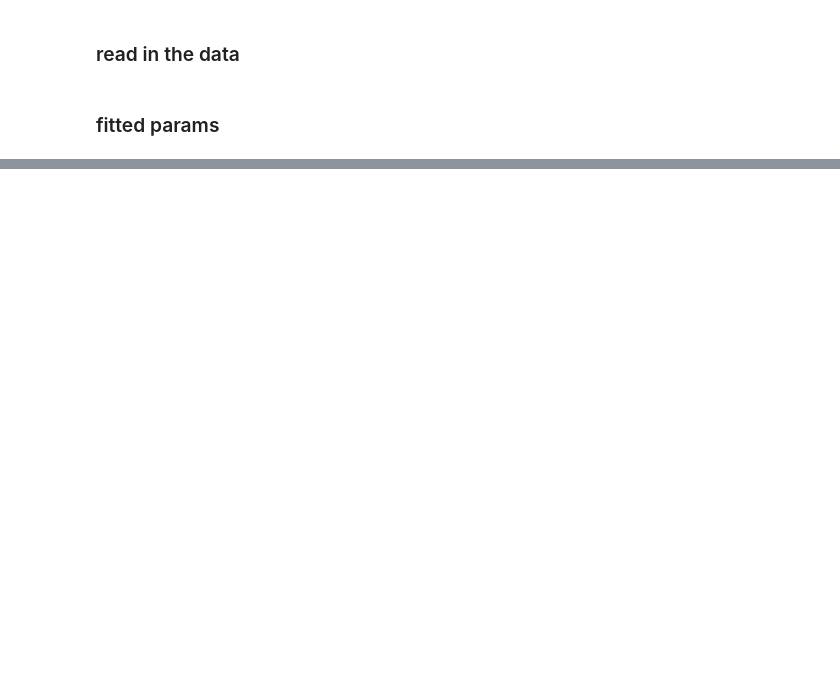
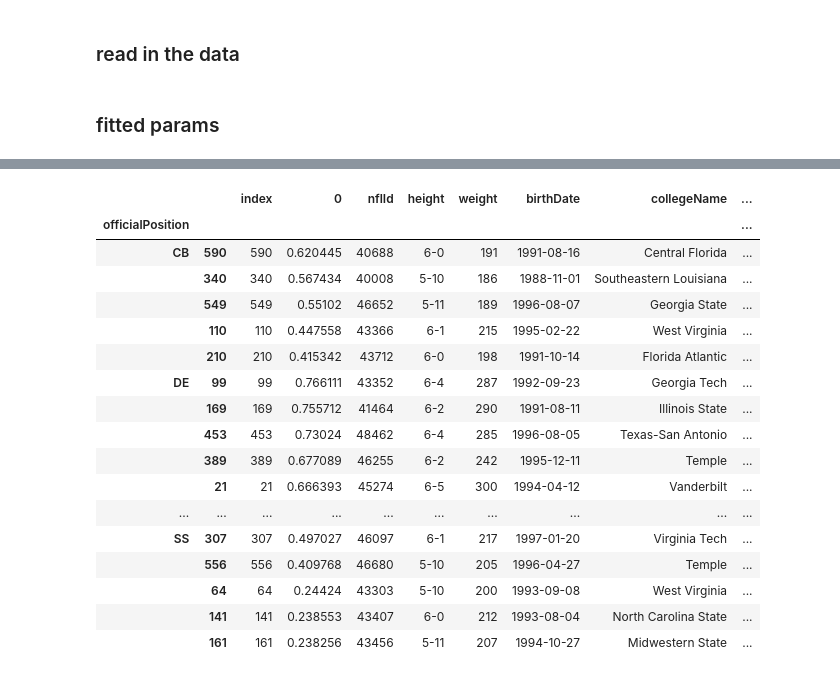
Before and after one commit to IshTheCoder/Matchup_Identifier, a Jupyter notebook: src/Maximization Sandbox.ipynb, the cells around one changed output, grey strips where cells are left out. Saved outputs shown, nothing was run; the diff lists cells and outputs as text; code cells hidden in the pictures; blank space fills up the shorter version.

```diff
--- a/src/Maximization Sandbox.ipynb
+++ b/src/Maximization Sandbox.ipynb
@@ -236,0 +569,2 @@ attention_df.groupby("officialPosition").apply(lambda x: x[x.num_snaps >= 150].s
+# %%
+rusher_coefs = surviv_coefs.iloc[0][1:-3][0:len(rusher_map)]
@@ -236,0 +633,5 @@ attention_df.groupby("officialPosition").apply(lambda x: x[x.num_snaps >= 150].s
+# %%
+rusher_coef_df = pd.DataFrame(rusher_coefs).reset_index()
+rusher_coef_df["index"] = rusher_coef_df["index"].apply(lambda x: int(x.split(".")[-1]) - 1)
+# %%
+rusher_coef_df["nflId"] = rusher_coef_df["index"].apply(lambda x: inverse_rusher_map[x])
@@ -236,0 +667,21 @@ attention_df.groupby("officialPosition").apply(lambda x: x[x.num_snaps >= 150].s
+# %%
+rusher_coef_df.merge(players).groupby("officialPosition").apply(lambda x: x.sort_values(0, ascending = False).head(5))
+# %% [output]
+|  |  | index | 0 | nflId | height | weight | birthDate | collegeName | ... |
+| officialPosition |  |  |  |  |  |  |  |  | ... |
+| CB | 590 | 590 | 0.620445 | 40688 | 6-0 | 191 | 1991-08-16 | Central Florida | ... |
+|  | 340 | 340 | 0.567434 | 40008 | 5-10 | 186 | 1988-11-01 | Southeastern Louisiana | ... |
+|  | 549 | 549 | 0.55102 | 46652 | 5-11 | 189 | 1996-08-07 | Georgia State | ... |
+|  | 110 | 110 | 0.447558 | 43366 | 6-1 | 215 | 1995-02-22 | West Virginia | ... |
+|  | 210 | 210 | 0.415342 | 43712 | 6-0 | 198 | 1991-10-14 | Florida Atlantic | ... |
+| DE | 99 | 99 | 0.766111 | 43352 | 6-4 | 287 | 1992-09-23 | Georgia Tech | ... |
+|  | 169 | 169 | 0.755712 | 41464 | 6-2 | 290 | 1991-08-11 | Illinois State | ... |
+|  | 453 | 453 | 0.73024 | 48462 | 6-4 | 285 | 1996-08-05 | Texas-San Antonio | ... |
+|  | 389 | 389 | 0.677089 | 46255 | 6-2 | 242 | 1995-12-11 | Temple | ... |
+|  | 21 | 21 | 0.666393 | 45274 | 6-5 | 300 | 1994-04-12 | Vanderbilt | ... |
+| ... | ... | ... | ... | ... | ... | ... | ... | ... | ... |
+| SS | 307 | 307 | 0.497027 | 46097 | 6-1 | 217 | 1997-01-20 | Virginia Tech | ... |
+|  | 556 | 556 | 0.409768 | 46680 | 5-10 | 205 | 1996-04-27 | Temple | ... |
+|  | 64 | 64 | 0.24424 | 43303 | 5-10 | 200 | 1993-09-08 | West Virginia | ... |
+|  | 141 | 141 | 0.238553 | 43407 | 6-0 | 212 | 1993-08-04 | North Carolina State | ... |
+|  | 161 | 161 | 0.238256 | 43456 | 5-11 | 207 | 1994-10-27 | Midwestern State | ... |
```
Also changed, not shown: parts of 174 cells of this notebook, 5 other files.
